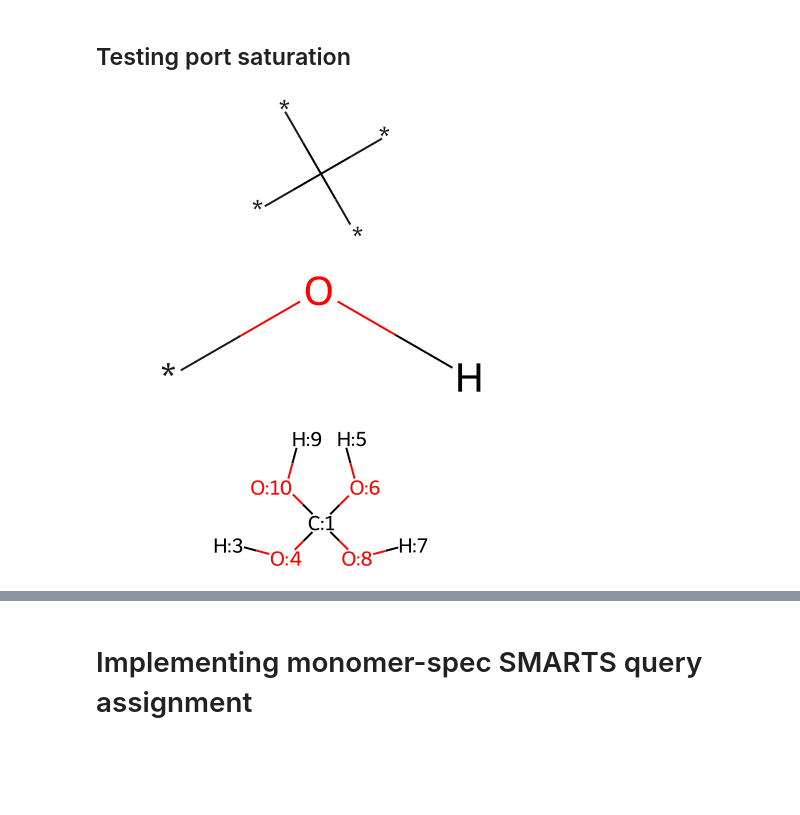
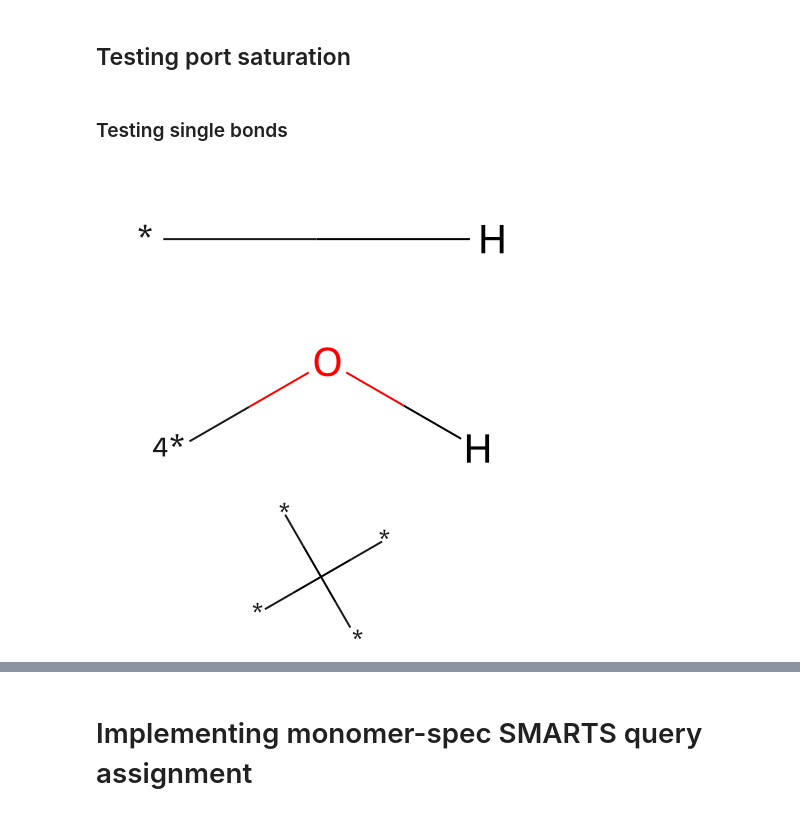
Before and after one commit to timbernat/polymer_workbench, a Jupyter notebook: polybuild_dev.ipynb, the cells around one changed output, grey strips where cells are left out. Saved outputs shown, nothing was run; the diff lists cells and outputs as text; code cells hidden in the pictures; blank space fills up the shorter version.

Commit message:
Further testing for extended port/bonding spec

```diff
--- a/polybuild_dev.ipynb
+++ b/polybuild_dev.ipynb
@@ -103,11 +118,16 @@ display(prod2)
 # %% [markdown]
 ## Testing port saturation
+# %% [markdown]
+### Testing single bonds
 # %%
-OH_GENERIC = Chem.MolFromSmarts('[#1]-[O]-[#0]')
+H_GENERIC = Chem.MolFromSmarts('[#1]-[#0]')
+OH_GENERIC = Chem.MolFromSmarts('[#1]-[O]-[4#0]')
 METHYL_GENERIC = Chem.MolFromSmarts('[#6](-[#0])(-[#0])(-[#0])(-[#0])')
 
+display(H_GENERIC)
+display(OH_GENERIC)
 display(METHYL_GENERIC)
-display(OH_GENERIC)
 # %% [output]
-[figure, old version]
+[figure, new version]
-[figure, old version]
+[figure, new version]
+[figure, added]
@@ -130,4 +133,0 @@ def saturate_ports(rdmol : RDMol, cap : RDMol, editable : bool=False) -> None:
-# %%
-saturate_ports(METHYL_GENERIC, OH_GENERIC)
-# %% [output]
-[figure, removed]
```
Also changed, not shown: parts of 18 cells of this notebook.
